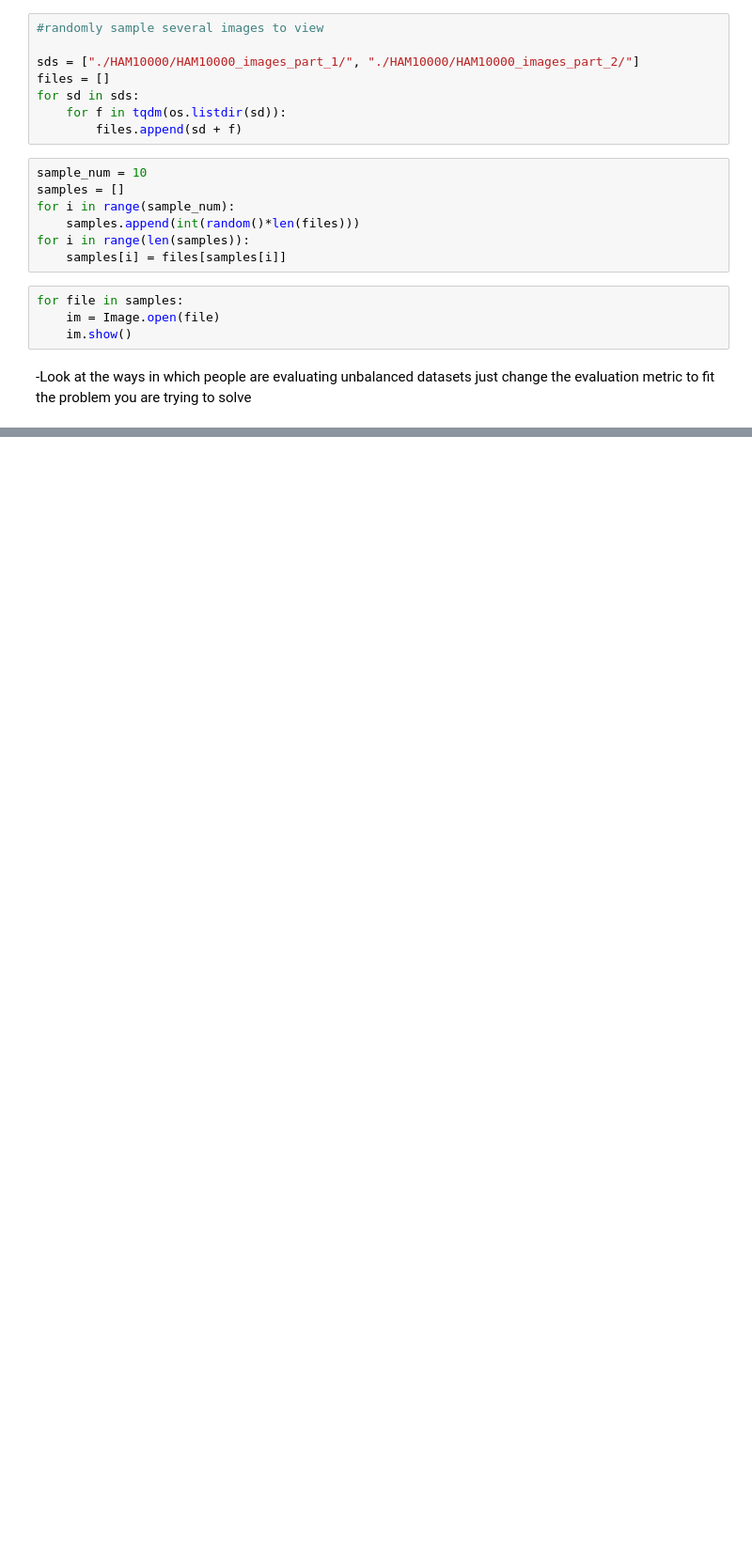
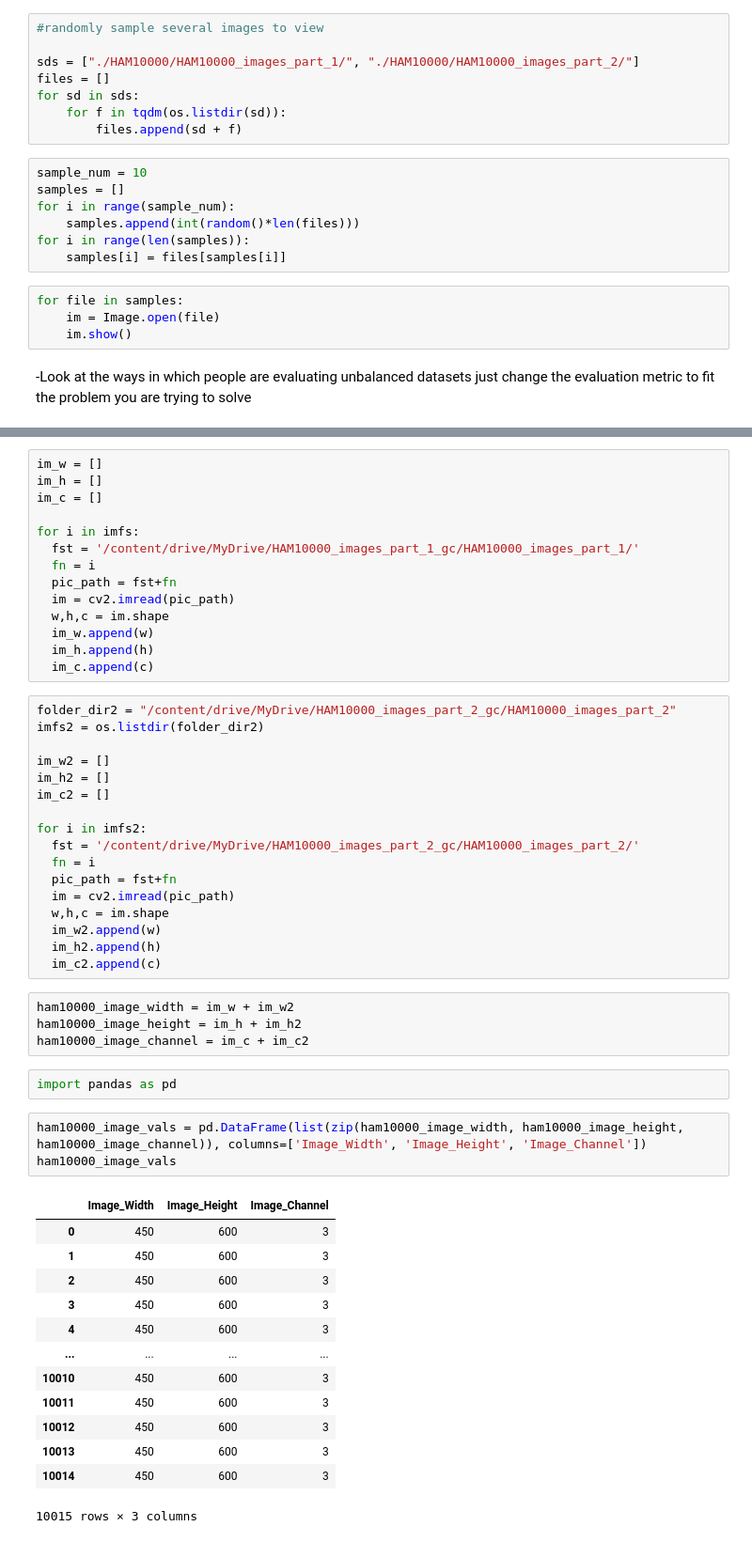
Before and after one commit to DataScience4Health-Fall2022/termproject-group-4, a Jupyter notebook: exploratory.ipynb, the cells around one changed output, grey strips where cells are left out. Shown: that part at 94% size. Saved outputs shown, nothing was run; the diff lists cells and outputs as text; blank space fills up the shorter version.

```diff
--- a/exploratory.ipynb
+++ b/exploratory.ipynb
@@ -441,0 +507,54 @@ just change the evaluation metric to fit the problem you are trying to solve
+# %%
+im_w = []
+im_h = []
+im_c = []
+
+for i in imfs:
+  fst = '/content/drive/MyDrive/HAM10000_images_part_1_gc/HAM10000_images_part_1/'
+  fn = i
+  pic_path = fst+fn
+  im = cv2.imread(pic_path)
+  w,h,c = im.shape
+  im_w.append(w)
+  im_h.append(h)
+  im_c.append(c)
+# %%
+folder_dir2 = "/content/drive/MyDrive/HAM10000_images_part_2_gc/HAM10000_images_part_2"
+imfs2 = os.listdir(folder_dir2)
+
+im_w2 = []
+im_h2 = []
+im_c2 = []
+
+for i in imfs2:
+  fst = '/content/drive/MyDrive/HAM10000_images_part_2_gc/HAM10000_images_part_2/'
+  fn = i
+  pic_path = fst+fn
+  im = cv2.imread(pic_path)
+  w,h,c = im.shape
+  im_w2.append(w)
+  im_h2.append(h)
+  im_c2.append(c)
+# %%
+ham10000_image_width = im_w + im_w2
+ham10000_image_height = im_h + im_h2
+ham10000_image_channel = im_c + im_c2
+# %%
+import pandas as pd
+# %%
+ham10000_image_vals = pd.DataFrame(list(zip(ham10000_image_width, ham10000_image_height, ham10000_image_channel)), columns=['Image_Width', 'Image_Height', 'Image_Channel'])
+ham10000_image_vals
+# %% [output]
+|  | Image_Width | Image_Height | Image_Channel |
+| 0 | 450 | 600 | 3 |
+| 1 | 450 | 600 | 3 |
+| 2 | 450 | 600 | 3 |
+| 3 | 450 | 600 | 3 |
+| 4 | 450 | 600 | 3 |
+| ... | ... | ... | ... |
+| 10010 | 450 | 600 | 3 |
+| 10011 | 450 | 600 | 3 |
+| 10012 | 450 | 600 | 3 |
+| 10013 | 450 | 600 | 3 |
+| 10014 | 450 | 600 | 3 |
+10015 rows × 3 columns
```
Also changed, not shown: parts of 11 cells of this notebook.
